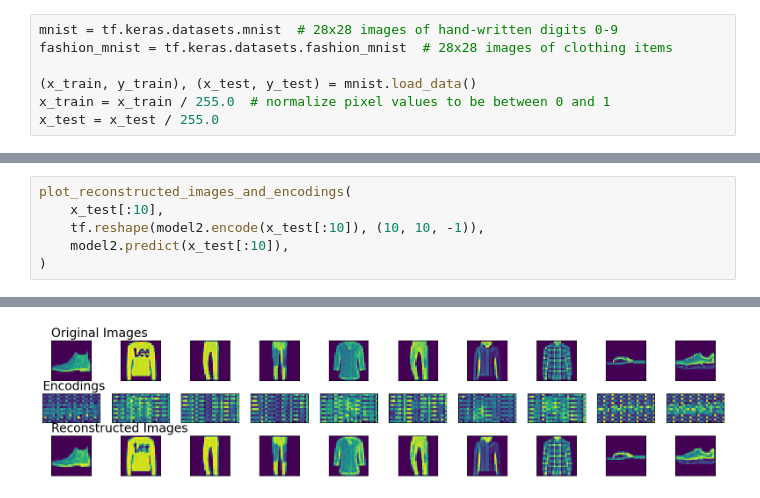
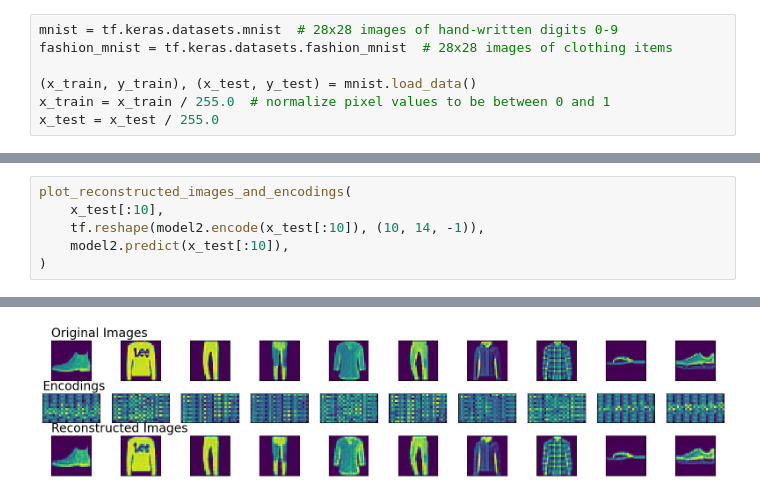
Before and after one commit to Ahmed-Rushdi/GAN_refresher, a Jupyter notebook: ae_refresher.ipynb, the cells around one changed output, grey strips where cells are left out. Saved outputs shown, nothing was run; the diff lists cells and outputs as text.

```diff
--- a/ae_refresher.ipynb
+++ b/ae_refresher.ipynb
@@ -161,7 +185,7 @@ _________________________________________________________________
 # %%
 plot_reconstructed_images_and_encodings(
     x_test[:10],
-    tf.reshape(model2.encode(x_test[:10]), (10, 10, -1)),
+    tf.reshape(model2.encode(x_test[:10]), (10, 14, -1)),
     model2.predict(x_test[:10]),
 )
 # %% [output]
@@ -169 +193 @@ plot_reconstructed_images_and_encodings(
-[figure, old version]
+[figure, new version]
```
Also changed, not shown: parts of 9 cells of this notebook.
